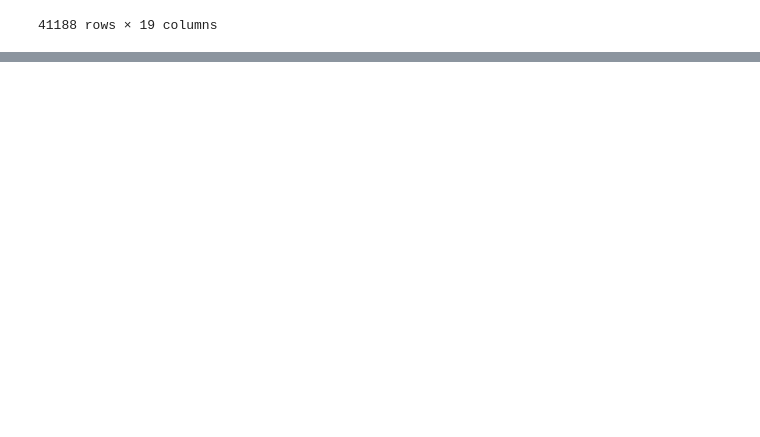
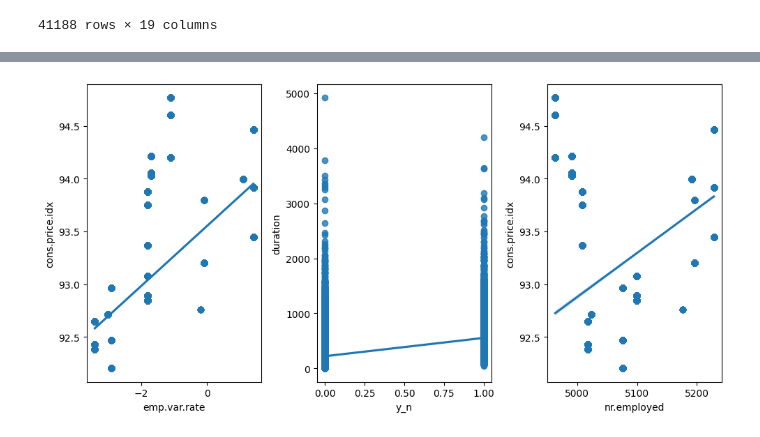
Before and after one commit to 4GeeksAcademy/ginappedrosa-machine-learning-python-template-2, a Jupyter notebook: src/explore.ipynb, the cells around one changed output, grey strips where cells are left out. Saved outputs shown, nothing was run; the diff lists cells and outputs as text; code cells hidden in the pictures; blank space fills up the shorter version.

```diff
--- a/src/explore.ipynb
+++ b/src/explore.ipynb
@@ -331,3 +331,6 @@ total_data
 | 41186 | 44 | technician | married | professional.course | no | no | no | 442 | 1 | nonexistent | ... |
 | 41187 | 74 | retired | married | professional.course | no | yes | no | 239 | 3 | failure | ... |
 41188 rows × 19 columns
+# %%
+total_data["loan_n"] = pd.factorize(total_data["loan"])[0]
+total_data[["loan_n", "loan"]]
@@ -333,0 +351,15 @@ total_data
+# %%
+loan_rules = {row["loan"]: row["loan_n"] for index, row in total_data[["loan_n", "loan"]].drop_duplicates().iterrows()}
+print(loan_rules)
+
+import json
+
+with open("./loan_rules.json", "w") as f:
+  json.dump(loan_rules, f)
+
+with open("./loan_rules.json", "r") as f:
+    loan_rules = json.load(f)
+print("2", loan_rules)
+
+total_data["loan_n"] = total_data["loan"].apply(lambda x: loan_rules[x])
+total_data
@@ -333,0 +382,3 @@ total_data
+# %%
+total_data["poutcome_n"] = pd.factorize(total_data["poutcome"])[0]
+total_data[["poutcome_n", "poutcome"]]
@@ -333,0 +399,15 @@ total_data
+# %%
+poutcome_rules = {row["poutcome"]: row["poutcome_n"] for index, row in total_data[["poutcome_n", "poutcome"]].drop_duplicates().iterrows()}
+print(poutcome_rules)
+
+import json
+
+with open("./poutcome_rules.json", "w") as f:
+  json.dump(poutcome_rules, f)
+
+with open("./poutcome_rules.json", "r") as f:
+    poutcome_rules = json.load(f)
+print("2", poutcome_rules)
+
+total_data["poutcome_n"] = total_data["poutcome"].apply(lambda x: poutcome_rules[x])
+total_data
@@ -333,0 +440,9 @@ total_data
+# %%
+fig, axis = plt.subplots(figsize = (10, 5), ncols = 3)
+sns.regplot(ax = axis[0], data = total_data, x = "emp.var.rate", y = "cons.price.idx")
+sns.regplot(ax = axis[1], data = total_data, x = "y_n", y = "duration")
+sns.regplot(ax = axis[2], data = total_data, x = "nr.employed", y = "cons.price.idx")
+plt.tight_layout()
+plt.show()
+# %% [output]
+[figure, added]
```
Also changed, not shown: parts of 29 cells of this notebook, 21 other files.
